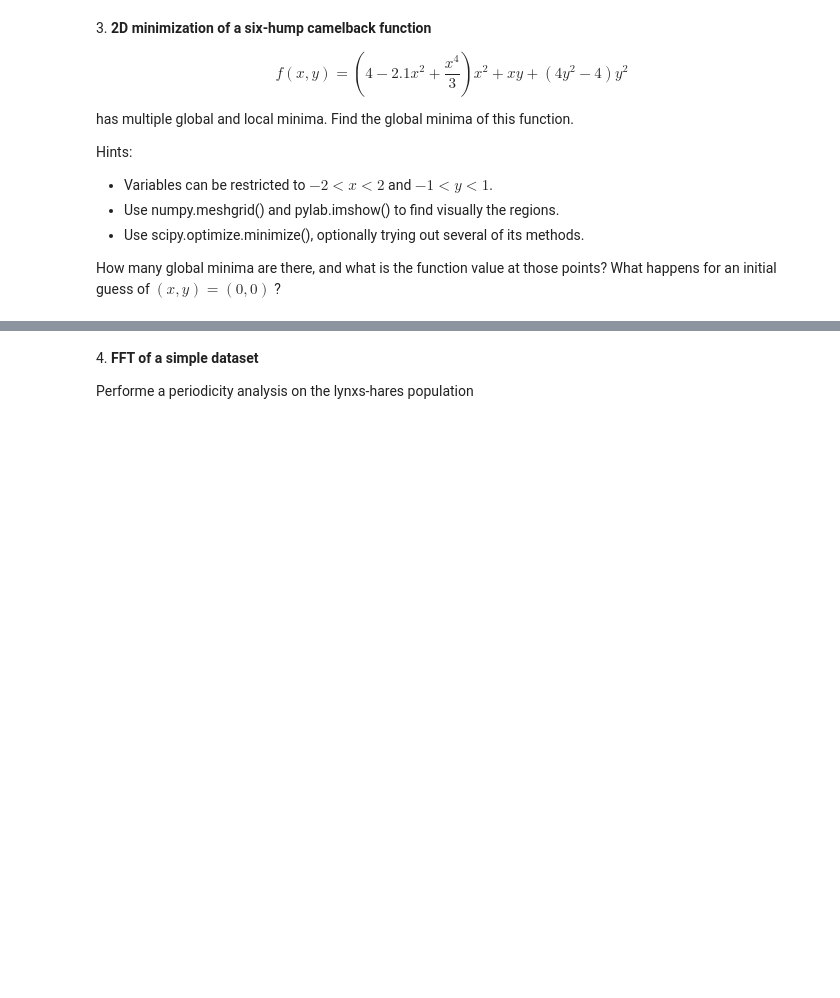
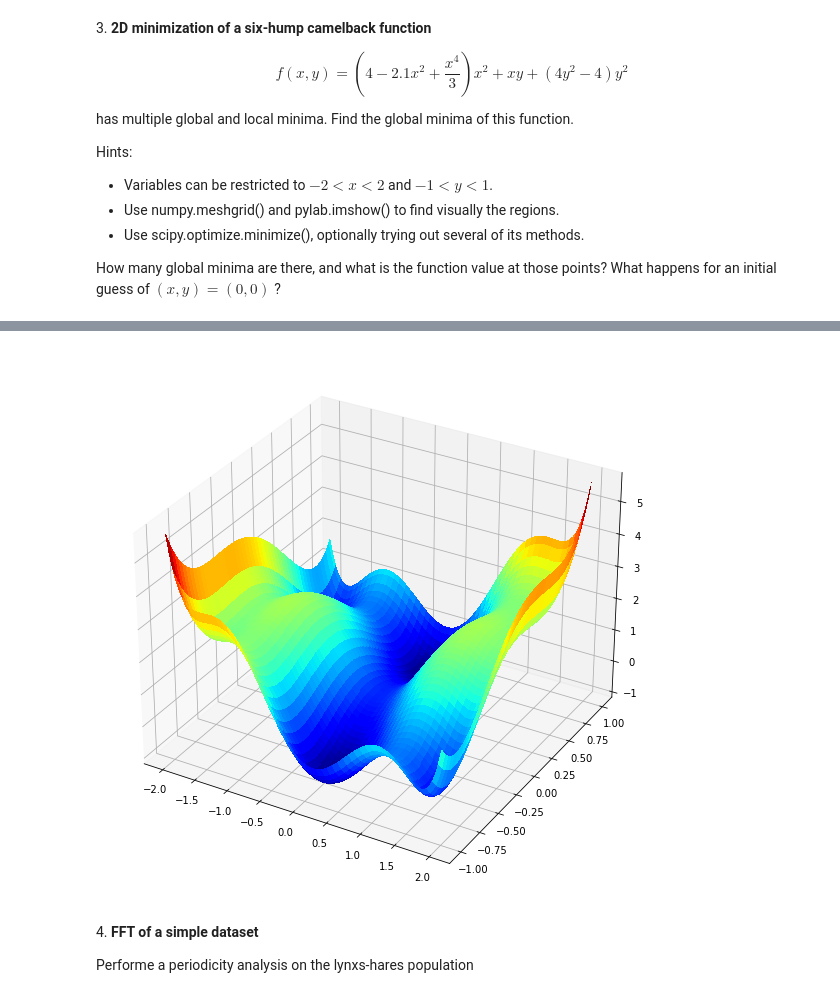
Before and after one commit to AlbertoSaretto/LaboratoryOfComputationalPhysics_Y5, a Jupyter notebook: 09ex_Algorithms.ipynb, the cells around one changed output, grey strips where cells are left out. Cells and saved outputs as stored; diff of their text form; code cells hidden in the pictures; blank space fills up the shorter version.

```diff
--- a/09ex_Algorithms.ipynb
+++ b/09ex_Algorithms.ipynb
@@ -84,3 +187,14 @@ How many global minima are there, and what is the function value at those points
+# %%
+#What follows is useless
+# Plot the surface for a better interpretation
+#%matplotlib widget
+%matplotlib inline
+
+fig, ax = plt.subplots(subplot_kw={"projection": "3d"}, figsize=(10,10))
+surf = ax.plot_surface(mesh[0], mesh[1], f(mesh), cmap="jet",
+                       linewidth=0, antialiased=False)
+# %% [output]
+[figure, added]
 # %% [markdown]
 4\. **FFT of a simple dataset**
 
```
Also changed, not shown: parts of 9 cells of this notebook.
